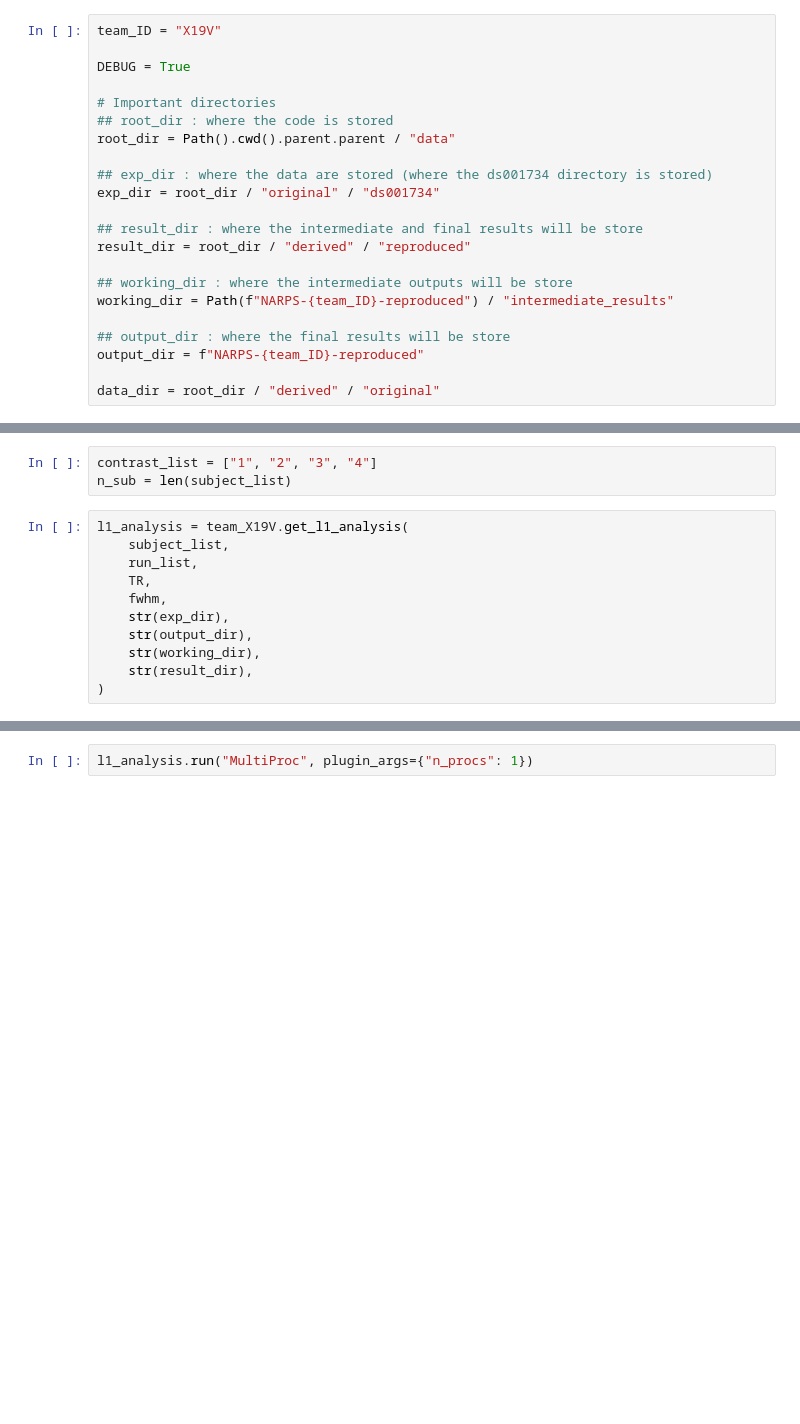
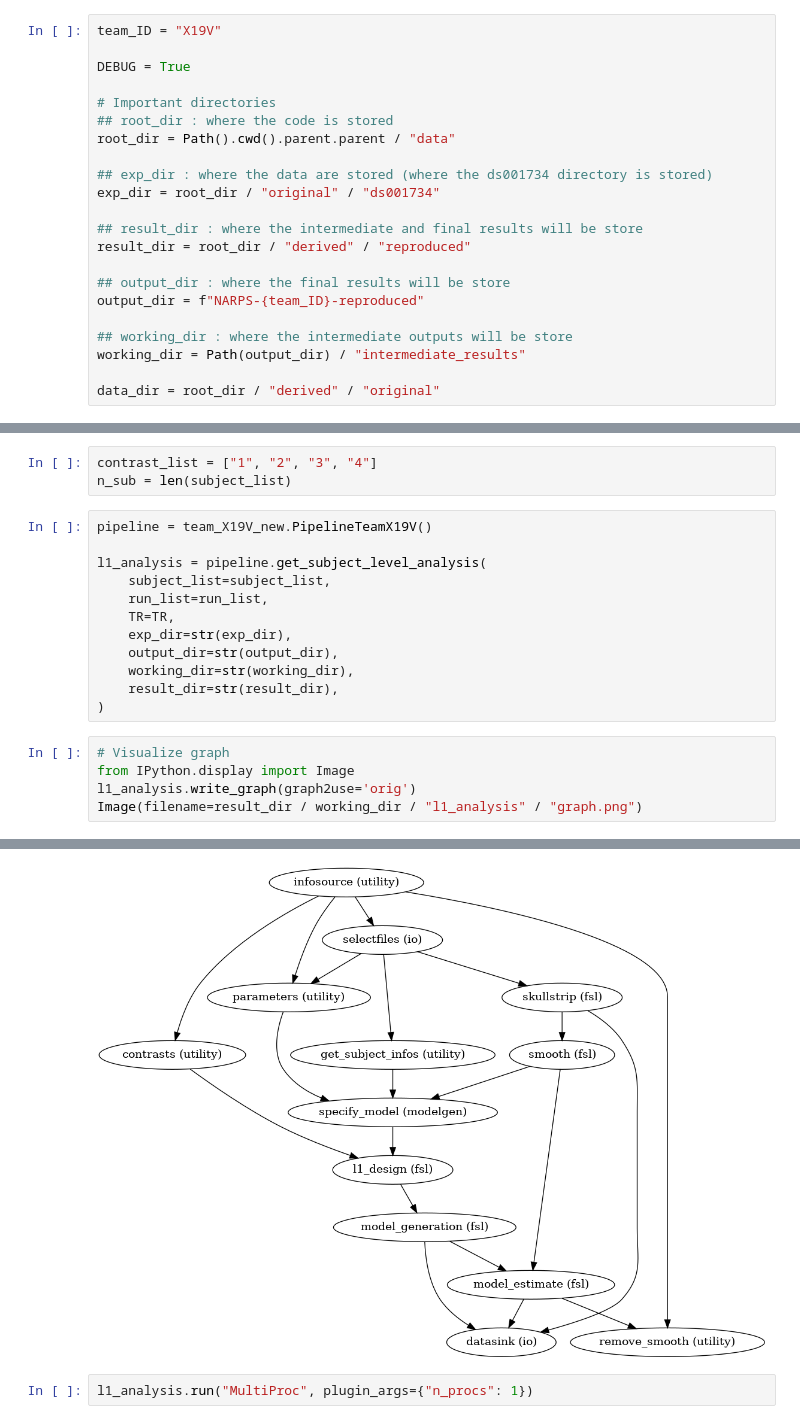
Before and after one commit to Inria-Empenn/narps_open_pipelines, a Jupyter notebook: examples/notebooks/reproduction_X19V.ipynb, the cells around one changed output, grey strips where cells are left out. Cells and saved outputs as stored; diff of their text form; blank space fills up the shorter version.

Commit message:
add test l1_analysis

```diff
--- a/examples/notebooks/reproduction_X19V.ipynb
+++ b/examples/notebooks/reproduction_X19V.ipynb
@@ -32,12 +32,12 @@ exp_dir = root_dir / "original" / "ds001734"
 ## result_dir : where the intermediate and final results will be store
 result_dir = root_dir / "derived" / "reproduced"
 
-## working_dir : where the intermediate outputs will be store
-working_dir = Path(f"NARPS-{team_ID}-reproduced") / "intermediate_results"
-
 ## output_dir : where the final results will be store
 output_dir = f"NARPS-{team_ID}-reproduced"
 
+## working_dir : where the intermediate outputs will be store
+working_dir = Path(output_dir) / "intermediate_results"
+
 data_dir = root_dir / "derived" / "original"
 # %% [markdown]
 ## Single subject - Single run analysis
@@ -70,13 +70,20 @@ Found 1 subjects
 contrast_list = ["1", "2", "3", "4"]
 n_sub = len(subject_list)
 # %%
-l1_analysis = team_X19V.get_l1_analysis(
-    subject_list,
-    run_list,
-    TR,
-    fwhm,
-    str(exp_dir),
-    str(output_dir),
-    str(working_dir),
-    str(result_dir),
+pipeline = team_X19V_new.PipelineTeamX19V()
+
+l1_analysis = pipeline.get_subject_level_analysis(
+    subject_list=subject_list,
+    run_list=run_list,
+    TR=TR,
+    exp_dir=str(exp_dir),
+    output_dir=str(output_dir),
+    working_dir=str(working_dir),
+    result_dir=str(result_dir),
 )
+# %%
+# Visualize graph
+from IPython.display import Image
+l1_analysis.write_graph(graph2use='orig')
+Image(filename=result_dir / working_dir / "l1_analysis" / "graph.png")
+# %% [output]
@@ -83,3 +92,4 @@ l1_analysis = team_X19V.get_l1_analysis(
+[figure, added]
 # %%
 l1_analysis.run("MultiProc", plugin_args={"n_procs": 1})
 # %% [output]
```
Also changed, not shown: parts of 2 cells of this notebook, 6 other files.
